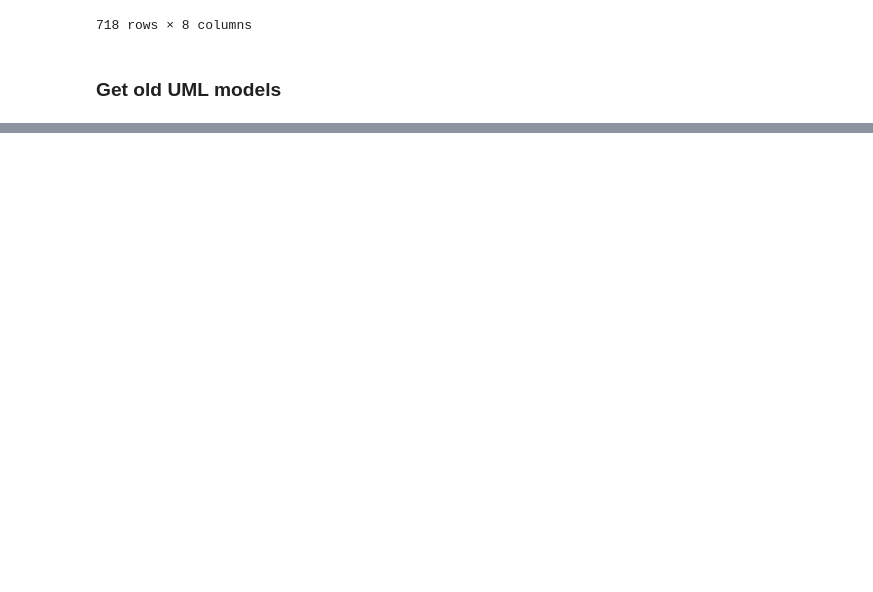
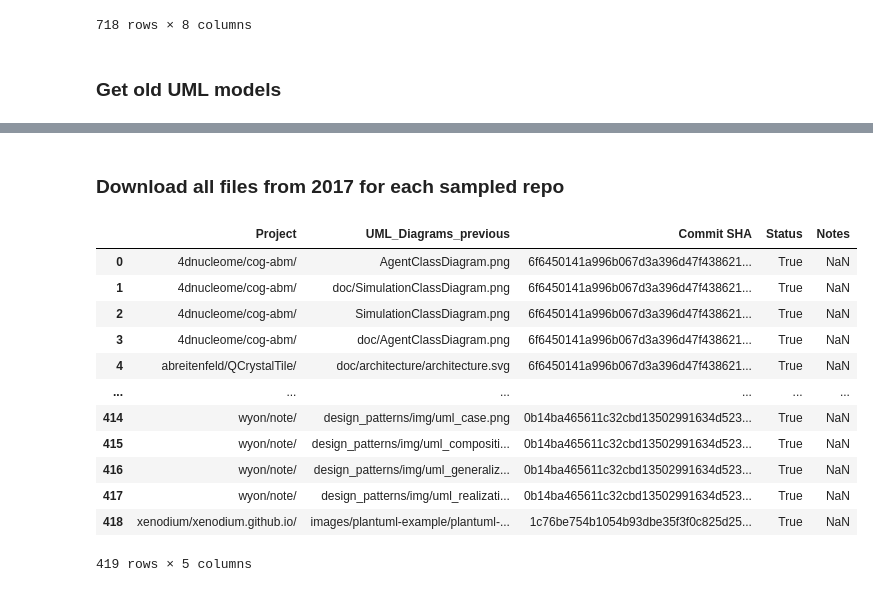
Before and after one commit to zakipauzi/uml_code_traceability, a Jupyter notebook: 2_filter_repos.ipynb, the cells around one changed output, grey strips where cells are left out. Drawn from its saved outputs; the diff is of its cells as text; code cells hidden in the pictures; blank space fills up the shorter version.

Commit message:
completed download old uml files

```diff
--- a/2_filter_repos.ipynb
+++ b/2_filter_repos.ipynb
@@ -517,0 +500,19 @@ def download_old_uml_files(df):
+# %% [markdown]
+### Download all files from 2017 for each sampled repo
+# %%
+merged_filter_cd_df = pd.read_csv("merged_filter_cd_filled_df.csv")
+merged_filter_cd_df
+# %% [output]
+|  | Project | UML_Diagrams_previous | Commit SHA | Status | Notes |
+| 0 | 4dnucleome/cog-abm/ | AgentClassDiagram.png | 6f6450141a996b067d3a396d47f438621... | True | NaN |
+| 1 | 4dnucleome/cog-abm/ | doc/SimulationClassDiagram.png | 6f6450141a996b067d3a396d47f438621... | True | NaN |
+| 2 | 4dnucleome/cog-abm/ | SimulationClassDiagram.png | 6f6450141a996b067d3a396d47f438621... | True | NaN |
+| 3 | 4dnucleome/cog-abm/ | doc/AgentClassDiagram.png | 6f6450141a996b067d3a396d47f438621... | True | NaN |
+| 4 | abreitenfeld/QCrystalTile/ | doc/architecture/architecture.svg | 6f6450141a996b067d3a396d47f438621... | True | NaN |
+| ... | ... | ... | ... | ... | ... |
+| 414 | wyon/note/ | design_patterns/img/uml_case.png | 0b14ba465611c32cbd13502991634d523... | True | NaN |
+| 415 | wyon/note/ | design_patterns/img/uml_compositi... | 0b14ba465611c32cbd13502991634d523... | True | NaN |
+| 416 | wyon/note/ | design_patterns/img/uml_generaliz... | 0b14ba465611c32cbd13502991634d523... | True | NaN |
+| 417 | wyon/note/ | design_patterns/img/uml_realizati... | 0b14ba465611c32cbd13502991634d523... | True | NaN |
+| 418 | xenodium/xenodium.github.io/ | images/plantuml-example/plantuml-... | 1c76be754b1054b93dbe35f3f0c825d25... | True | NaN |
+419 rows × 5 columns
```
Also changed, not shown: parts of 8 cells of this notebook, 4 other files.
